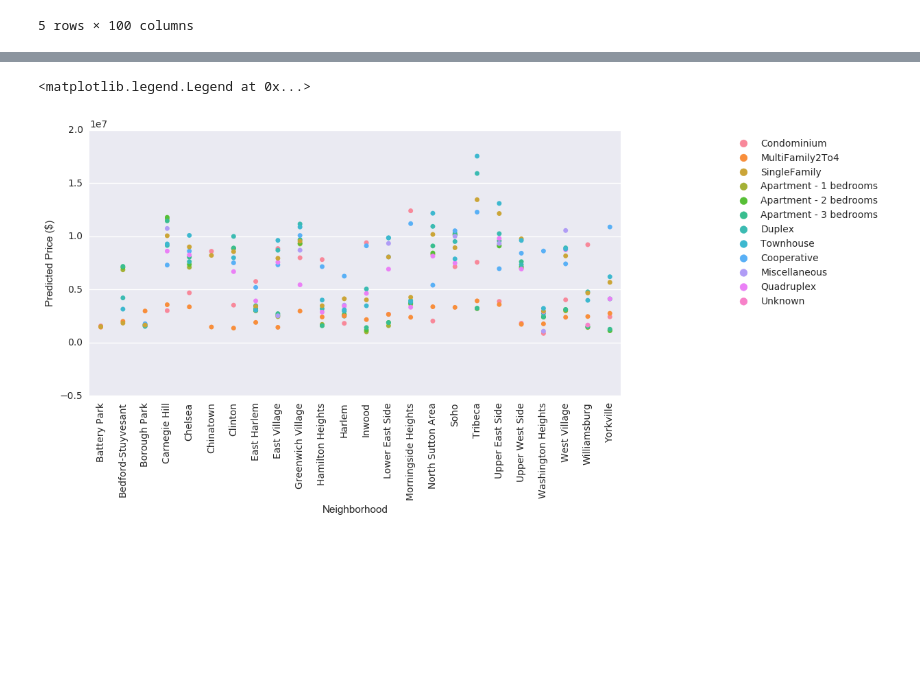
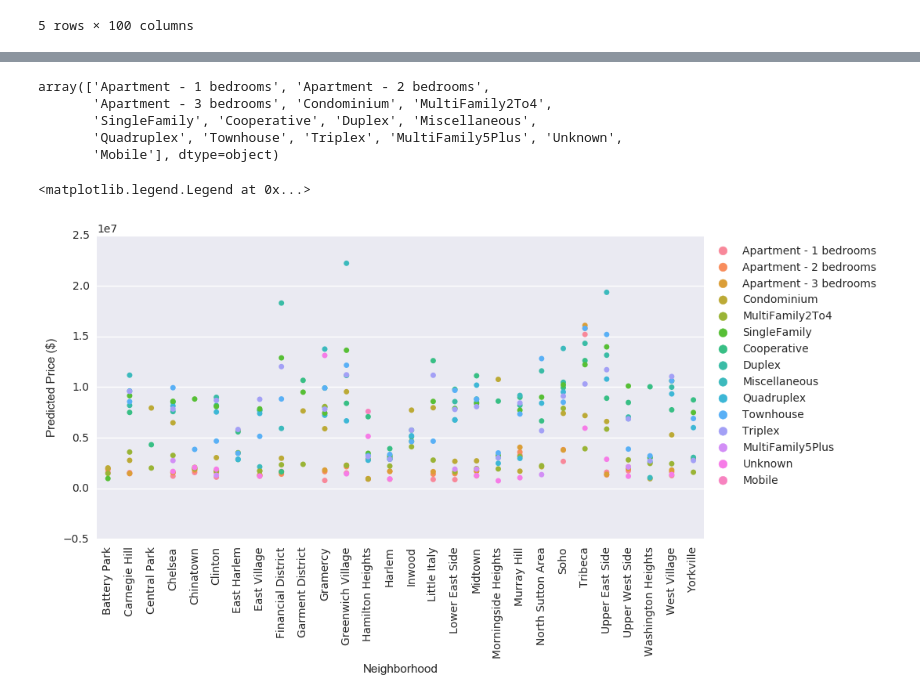
Before and after one commit to nbeebewang/housing_prices, a Jupyter notebook: df_to_predict.ipynb, the cells around one changed output, grey strips where cells are left out. Cells and saved outputs as stored; diff of their text form; code cells hidden in the pictures; blank space fills up the shorter version.

Commit message:
fixed predictions to be from new best model

```diff
--- a/df_to_predict.ipynb
+++ b/df_to_predict.ipynb
@@ -220,4 +201,14 @@ y_train = data_best_features['zestimate_amount']
+# %%
+## Separating our predictor and response variables
+x_train = train_data.drop(['zestimate_amount', 'tax_value'],1)
+y_train = train_data['zestimate_amount']
+x_test = test_data.drop(['zestimate_amount', 'tax_value'],1)
+y_test = test_data['zestimate_amount']
+# %%
+## To fit model on entire data set
+x = pd.concat([x_train, x_test])
+y = pd.concat([y_train, y_test])
 # %%
-model = ensemble.RandomForestRegressor(n_estimators = 50, max_depth = 35)
-model.fit(x_train, y_train)
+model = ensemble.RandomForestRegressor(n_estimators=70, max_depth=30)
+model.fit(x, y)
 # %% [output]
@@ -277,12 +264,18 @@ ht_list = np.empty(len(df), dtype = object)
 ind = 0
 for i in df.index.values:
     for neighborhood in used_neighborhoods:
-        if df.loc[i][neighborhood] == 1:
-            neigh_list[ind] = neighborhood.split("_")[1]
+        if neighborhood in data_with_dummies.columns.values:
+            if df.loc[i][neighborhood] == 1.0:
+                neigh_list[ind] = neighborhood.split("_")[1]
+                ind += 1
+
+ind = 0
+for i in df.index.values:
     for home_type in used_home_types:
         if df.loc[i][home_type] == 1:
             if home_type == "home_type_Apartment":
+                print df.loc[i]['bedrooms']
                 ht_list[ind] = "Apartment - " + str(int(df.loc[i]['bedrooms'])) + " bedrooms"
             else:
                 ht_list[ind] = home_type.split("_")[2]
-    ind +=1
+            ind += 1
@@ -318,10 +357,18 @@ results_df = results_df.sort(["neighborhood", "home_type"], ascending= True)
+# %%
+results_df['home_type'].unique()
+# %% [output]
+array(['Apartment - 1 bedrooms', 'Apartment - 2 bedrooms',
+       'Apartment - 3 bedrooms', 'Condominium', 'MultiFamily2To4',
+       'SingleFamily', 'Cooperative', 'Duplex', 'Miscellaneous',
+       'Quadruplex', 'Townhouse', 'Triplex', 'MultiFamily5Plus', 'Unknown',
+       'Mobile'], dtype=object)
 # %%
 fig, ax = plt.subplots(figsize=(10,5))
 ax = sns.stripplot(results_df["neighborhood"], results_df["predicted_price"], results_df["home_type"])
 ax.set_xticklabels(results_df["neighborhood"].unique(), rotation=90)
 ax.set_xlabel("Neighborhood")
 ax.set_ylabel("Predicted Price ($)")
-ax.legend(bbox_to_anchor=(1.5, 1))
+ax.legend(bbox_to_anchor=(1.3, 1))
 # %% [output]
 <matplotlib.legend.Legend at 0x...>
-[figure, old version]
+[figure, new version]
```
Also changed, not shown: parts of 35 cells of this notebook, 11 other files.
